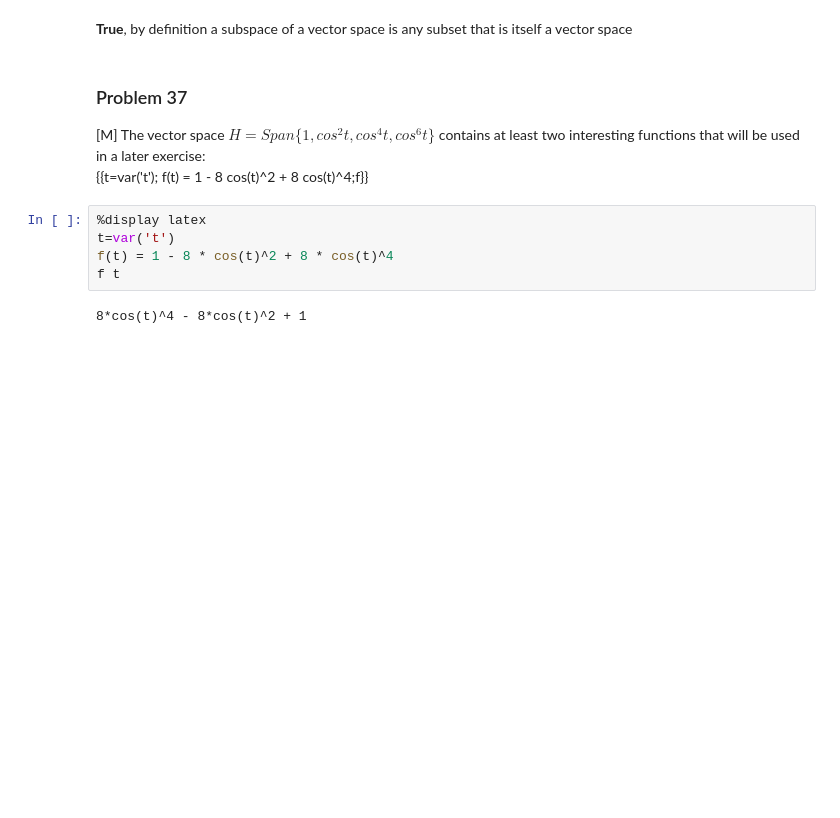
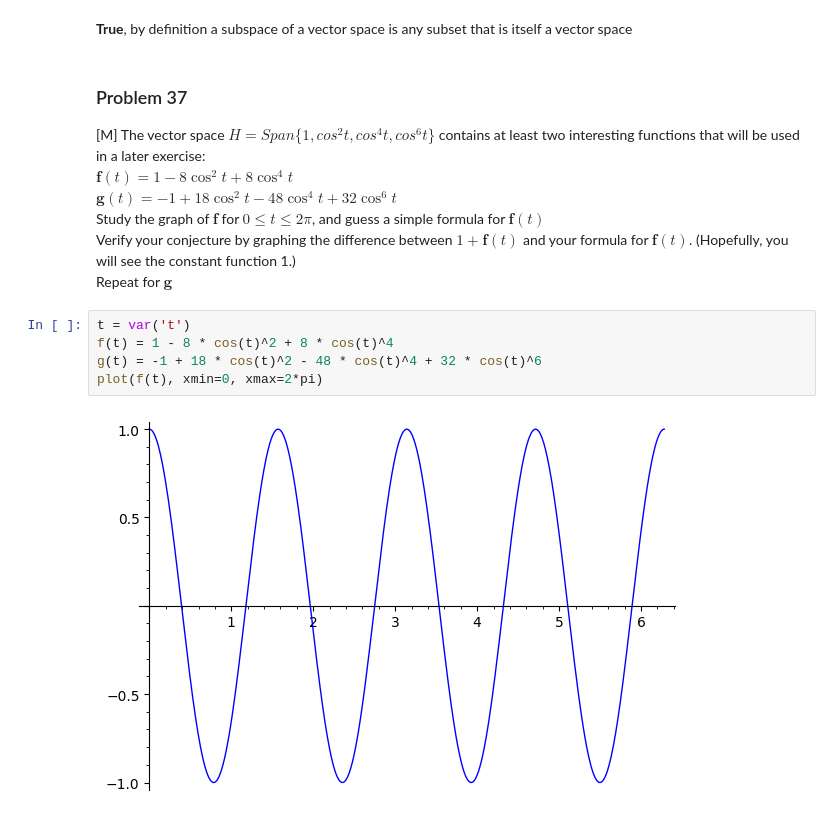
Before and after one commit to fbe555-uni/21s1-ala, a Jupyter notebook: lesson5/ETALA_GA5.ipynb, the cells around one changed output. Drawn from its saved outputs; the diff is of its cells as text; blank space fills up the shorter version.

```diff
--- a/lesson5/ETALA_GA5.ipynb
+++ b/lesson5/ETALA_GA5.ipynb
@@ -111,11 +111,15 @@ __True__, by definition a subspace of a vector space is any subset that is itsel
 # %% [markdown]
 ### Problem 37
 [M] The  vector  space $H = Span\{1, cos^2 t, cos^4 t, cos^6 t\}$ contains at least two interesting functions that will be used in a later exercise:
-{{t=var('t'); f(t) = 1 - 8 cos(t)^2 + 8 cos(t)^4;f}}
+$ \boldsymbol f(t) = 1 - 8 \cos^2 t + 8 \cos^4 t $
+$ \boldsymbol g(t) = -1 + 18 \cos^2 t - 48 \cos^4 t + 32 \cos^6 t $
+Study the graph of $\boldsymbol f$ for $0 \le t \le 2\pi$, and guess a simple formula for $\boldsymbol f(t)$
+Verify your conjecture by graphing the difference between $1 + \boldsymbol f(t)$ and your formula for $\boldsymbol f(t)$. (Hopefully, you will see the constant function 1.)
+Repeat for $\boldsymbol g$
 # %%
-%display latex
-t=var('t')
+t = var('t')
 f(t) = 1 - 8 * cos(t)^2 + 8 * cos(t)^4
-f t
+g(t) = -1 + 18 * cos(t)^2 - 48 * cos(t)^4 + 32 * cos(t)^6
+plot(f(t), xmin=0, xmax=2*pi)
 # %% [output]
-8*cos(t)^4 - 8*cos(t)^2 + 1
+[figure, added]
```
Also changed, not shown: parts of 1 cell of this notebook, 23 other files.
